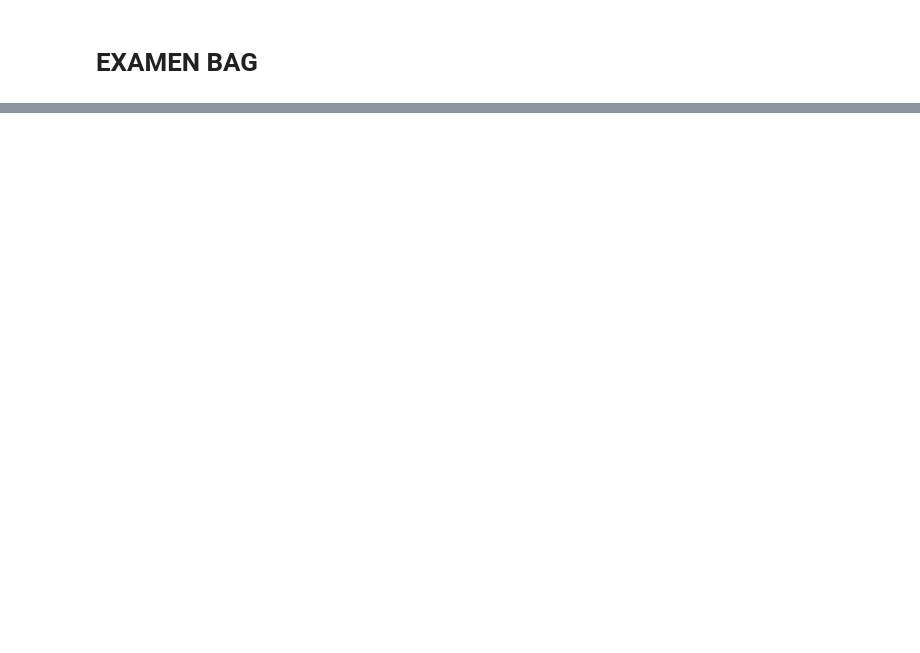
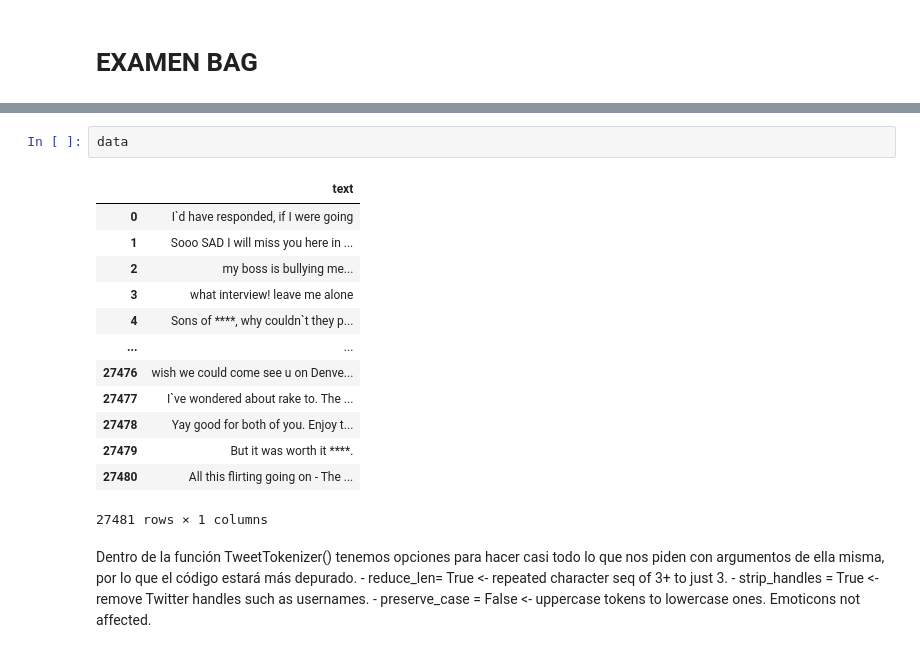
Before and after one commit to gloalvale/BAG2023-24, a Jupyter notebook: EXAMEN BAG/Prueba examen.ipynb, the cells around one changed output, grey strips where cells are left out. Cells and saved outputs as stored; diff of their text form; blank space fills up the shorter version.

```diff
--- a/EXAMEN BAG/Prueba examen.ipynb
+++ b/EXAMEN BAG/Prueba examen.ipynb
@@ -27,0 +278,21 @@ data[1:5]
+# %%
+data
+# %% [output]
+|  | text |
+| 0 | I`d have responded, if I were going |
+| 1 | Sooo SAD I will miss you here in ... |
+| 2 | my boss is bullying me... |
+| 3 | what interview! leave me alone |
+| 4 | Sons of ****, why couldn`t they p... |
+| ... | ... |
+| 27476 | wish we could come see u on Denve... |
+| 27477 | I`ve wondered about rake to. The ... |
+| 27478 | Yay good for both of you. Enjoy t... |
+| 27479 | But it was worth it ****. |
+| 27480 | All this flirting going on - The ... |
+27481 rows × 1 columns
+# %% [markdown]
+Dentro de la función TweetTokenizer() tenemos opciones para hacer casi todo lo que nos piden con argumentos de ella misma, por lo que el código estará más depurado.
+    - reduce_len= True  <- repeated character seq of 3+ to just 3.
+    - strip_handles = True <- remove Twitter handles such as usernames.
+    - preserve_case = False <- uppercase tokens to lowercase ones. Emoticons not affected.
```
Also changed, not shown: parts of 34 cells of this notebook, 1 other file.
